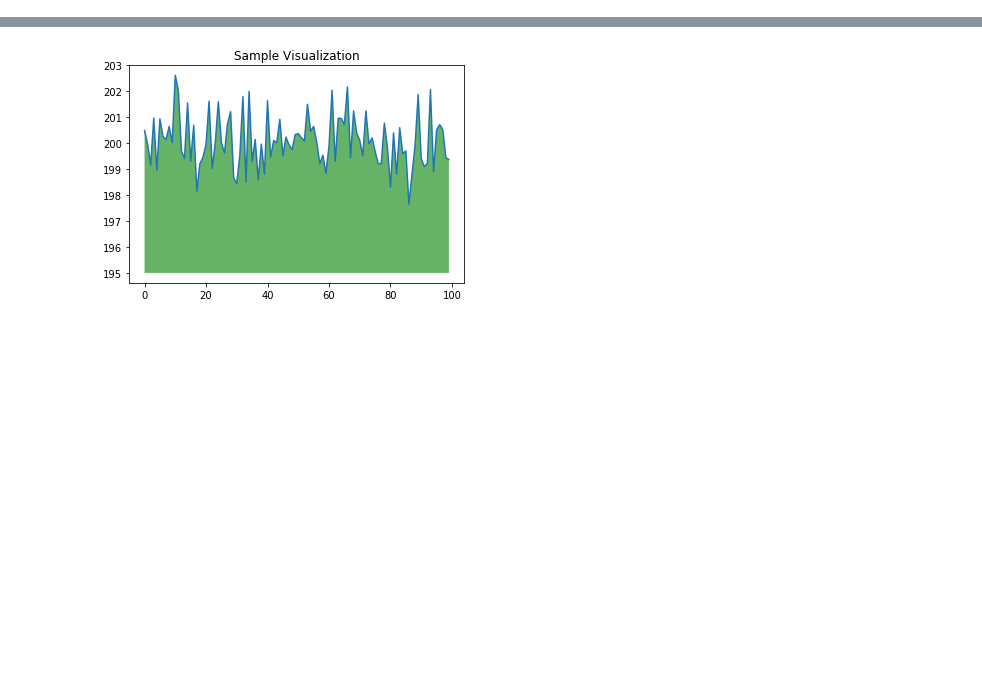
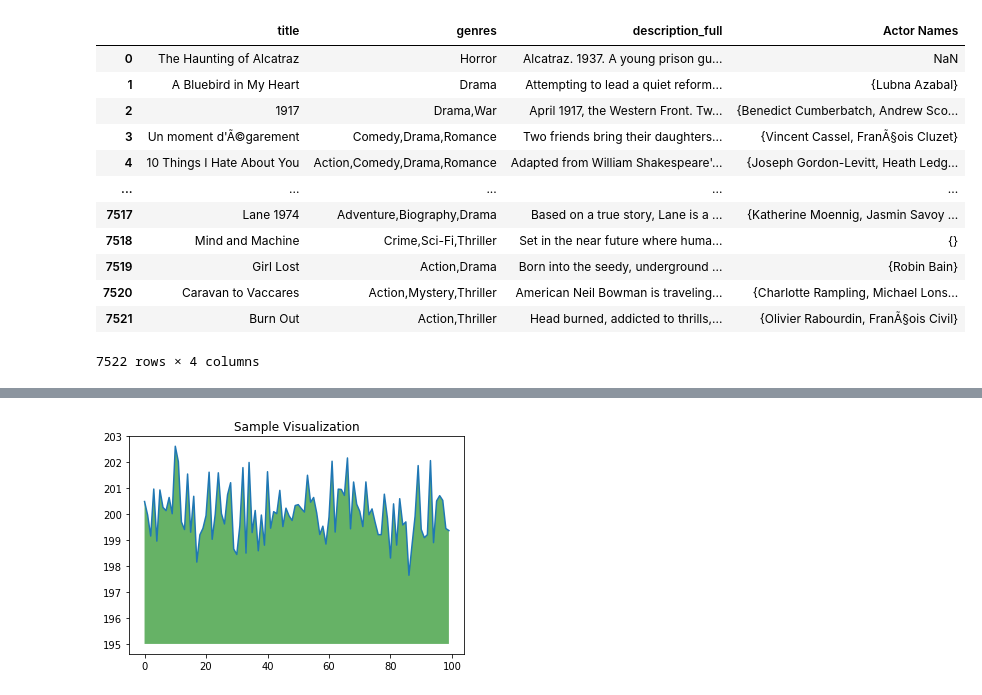
Before and after one commit to AymanKamran/Google-DevFest2020-Toronto, a Jupyter notebook: Solution_Notebook.ipynb, the cells around one changed output, grey strips where cells are left out. Cells and saved outputs as stored; diff of their text form; code cells hidden in the pictures; blank space fills up the shorter version.

```diff
--- a/Solution_Notebook.ipynb
+++ b/Solution_Notebook.ipynb
@@ -33,0 +22,25 @@ seconds_in_a_week
+# %%
+# loading datasets from github (Excel - must be in raw view)
+TrainExcelUrl = "https://github.com/AymanKamran/Google-DevFest2020-Toronto/blob/main/data/Excel_Training_Data.xlsx?raw=true"
+train = pd.read_excel(TrainExcelUrl,  )
+
+TestExcelUrl = "https://github.com/AymanKamran/Google-DevFest2020-Toronto/blob/main/data/Testing%20Dataset.xlsx?raw=true"
+test = pd.read_excel(TestExcelUrl)
+
+ValidationExcelUrl = "https://github.com/AymanKamran/Google-DevFest2020-Toronto/blob/main/data/Validation%20Dataset.xlsx?raw=true"
+validation = pd.read_excel(ValidationExcelUrl, )
+
+
+#loading datasets from github (github url of CSV file - Must view raw)
+TrainUrl = "https://raw.githubusercontent.com/AymanKamran/Google-DevFest2020-Toronto/main/data/Excel_Training_Data.csv"
+train2 = pd.read_csv(TrainUrl, sep="delimiter", engine='python', )
+
+TestUrl = "https://raw.githubusercontent.com/AymanKamran/Google-DevFest2020-Toronto/main/data/Testing%20Dataset.csv"
+test2 = pd.read_csv(TestUrl, sep='delimiter', engine='python')
+
+ValidationUrl = "https://raw.githubusercontent.com/AymanKamran/Google-DevFest2020-Toronto/main/data/Validation%20Dataset.csv"
+validation2 = pd.read_csv(ValidationUrl, sep='delimiter', engine='python')
+# test = pd.read_excel(data_path + os.sep + "Testing Dataset.xlsx")
+# validation = pd.read_excel(data_path + os.sep + "Validation Dataset.xlsx")
+
+# scripts_path = data_path + os.sep + "Scripts"
@@ -37,0 +97,16 @@ Colab notebooks are Jupyter notebooks that are hosted by Colab. To learn more ab
+# %%
+train
+# %% [output]
+|  | title | genres | description_full | Actor Names |
+| 0 | The Haunting of Alcatraz | Horror | Alcatraz. 1937. A young prison gu... | NaN |
+| 1 | A Bluebird in My Heart | Drama | Attempting to lead a quiet reform... | {Lubna Azabal} |
+| 2 | 1917 | Drama,War | April 1917, the Western Front. Tw... | {Benedict Cumberbatch, Andrew Sco... |
+| 3 | Un moment d'Ã©garement | Comedy,Drama,Romance | Two friends bring their daughters... | {Vincent Cassel, FranÃ§ois Cluzet} |
+| 4 | 10 Things I Hate About You | Action,Comedy,Drama,Romance | Adapted from William Shakespeare'... | {Joseph Gordon-Levitt, Heath Ledg... |
+| ... | ... | ... | ... | ... |
+| 7517 | Lane 1974 | Adventure,Biography,Drama | Based on a true story, Lane is a ... | {Katherine Moennig, Jasmin Savoy ... |
+| 7518 | Mind and Machine | Crime,Sci-Fi,Thriller | Set in the near future where huma... | {} |
+| 7519 | Girl Lost | Action,Drama | Born into the seedy, underground ... | {Robin Bain} |
+| 7520 | Caravan to Vaccares | Action,Mystery,Thriller | American Neil Bowman is traveling... | {Charlotte Rampling, Michael Lons... |
+| 7521 | Burn Out | Action,Thriller | Head burned, addicted to thrills,... | {Olivier Rabourdin, FranÃ§ois Civil} |
+7522 rows × 4 columns
```
Also changed, not shown: parts of 22 cells of this notebook.
